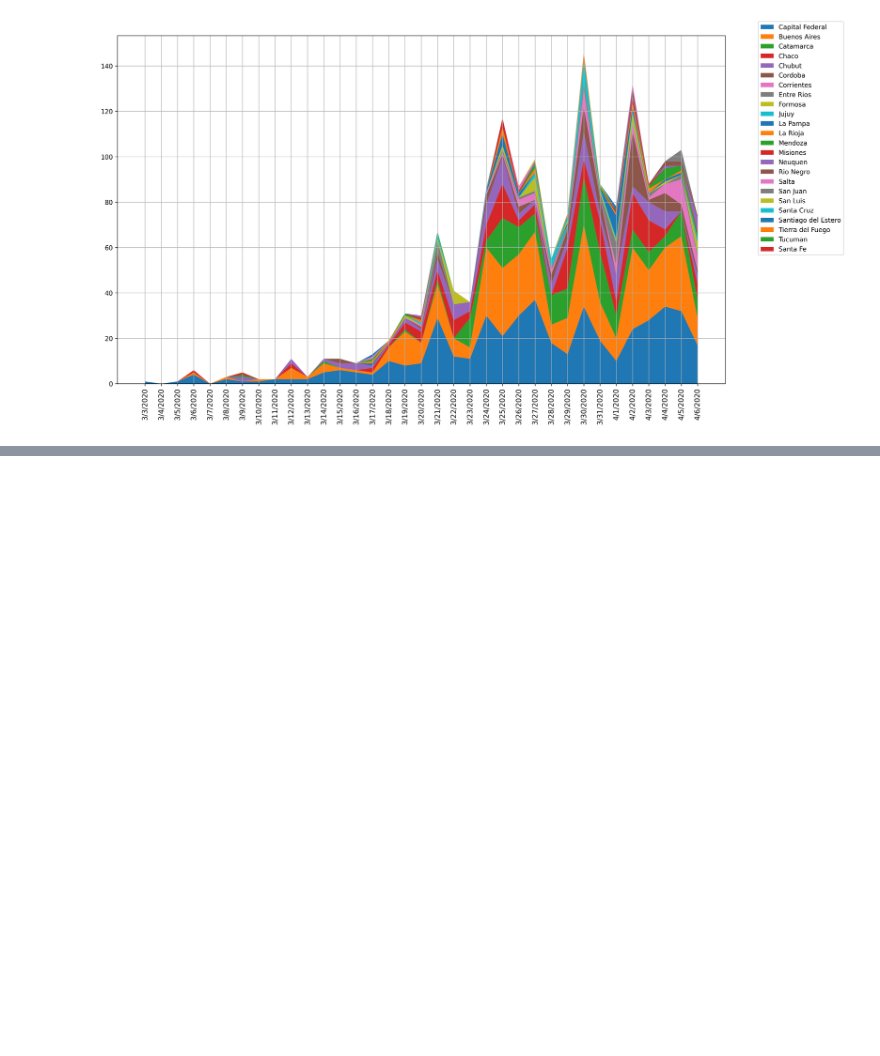
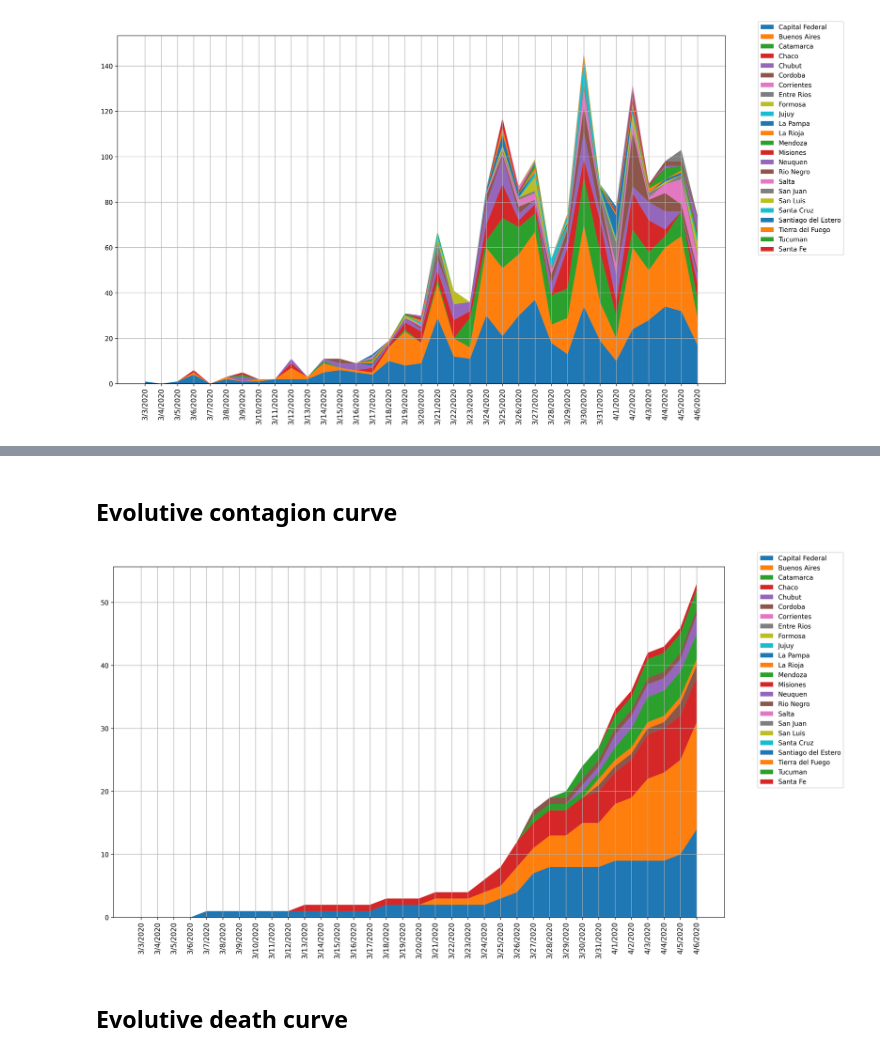
Before and after one commit to Fluzko/Covid-19-Argentina, a Jupyter notebook: Whole country analysis.ipynb, the cells around one changed output, grey strips where cells are left out. Saved outputs shown, nothing was run; the diff lists cells and outputs as text; code cells hidden in the pictures; blank space fills up the shorter version.

Commit message:
evolutive contagion curve per prov

```diff
--- a/Whole country analysis.ipynb
+++ b/Whole country analysis.ipynb
@@ -236,0 +275,17 @@ plt.show()
+# %% [markdown]
+## Evolutive contagion curve
+# %%
+x = df_deaths_transposed['evolutive_deaths'].index.values
+y = df_deaths_transposed.cumsum(axis=0).drop(columns=['evolutive_deaths','total_deaths']).T
+
+labels = df_deaths.index.values
+plt.figure(figsize=(17,10),dpi=300)
+plt.stackplot(x,y, labels=labels)
+plt.legend(bbox_to_anchor = (1.2,1.05))
+plt.xticks(rotation='vertical', size=11)
+plt.grid()
+plt.show()
+# %% [output]
+[figure, added]
+# %% [markdown]
+## Evolutive death curve
```
Also changed, not shown: parts of 8 cells of this notebook.
